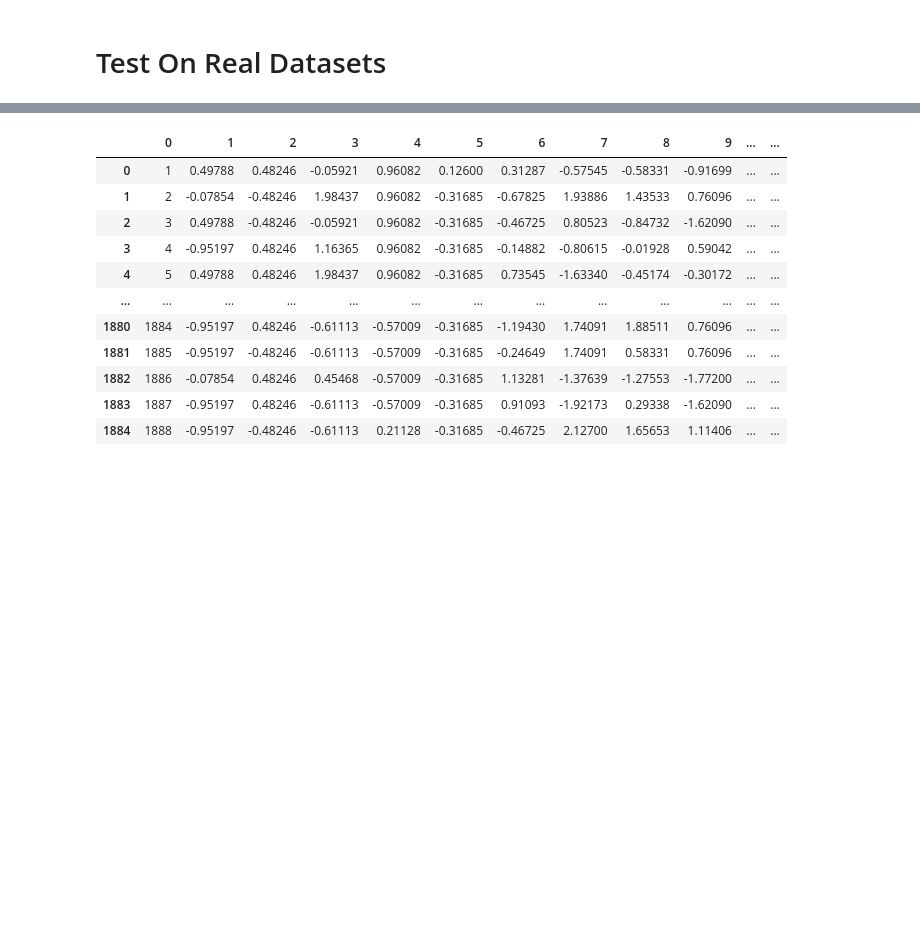
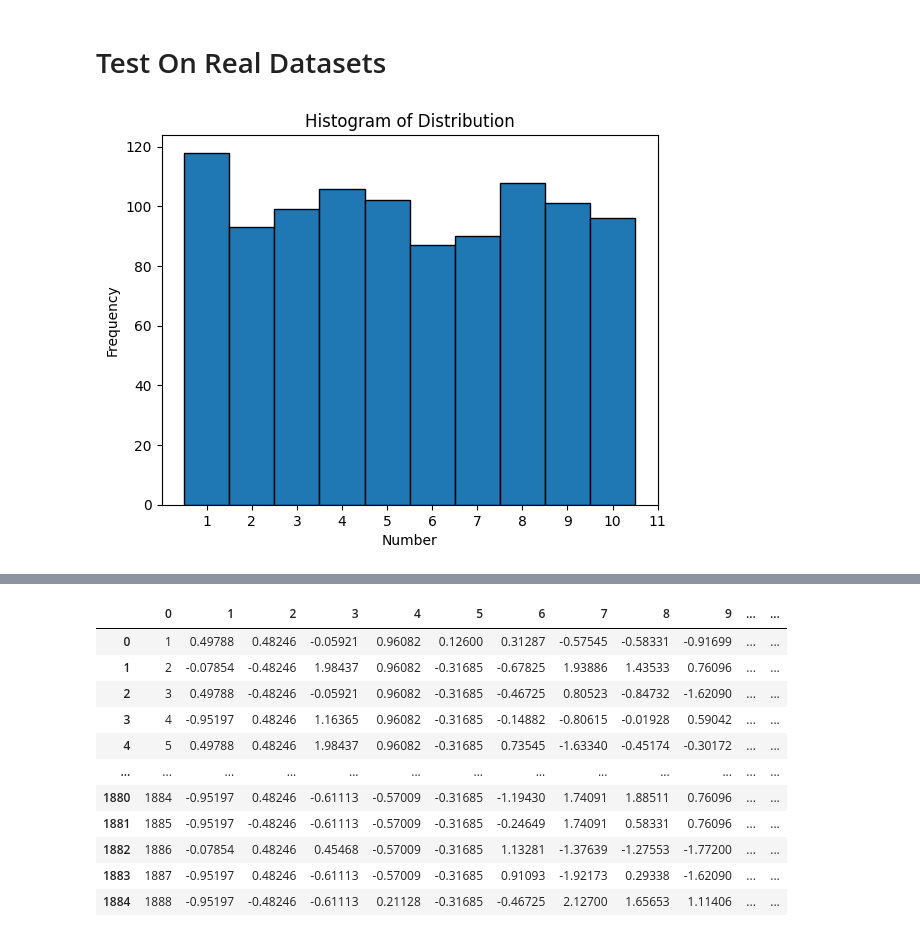
Before and after one commit to MohammadYasinKarbasian/Stable-Matching-Based-Clustering-Evaluation, a Jupyter notebook: Code/main.ipynb, the cells around one changed output, grey strips where cells are left out. Cells and saved outputs as stored; diff of their text form; code cells hidden in the pictures; blank space fills up the shorter version.

Commit message:
Add Faster Data Generator

```diff
--- a/Code/main.ipynb
+++ b/Code/main.ipynb
@@ -326,3 +325,22 @@ print("Best Matching Sum Based on Centroid Ration: ", best_score)
 Best Matching Sum Based on Centroid Ration:  30
 # %% [markdown]
 # Test On Real Datasets
+# %%
+def distribution_plotter(samples, number_of_communities):
+    plt.hist(samples, bins=np.arange(1, number_of_communities+2)-0.5, edgecolor='black')
+    plt.xticks(range(1, number_of_communities+2))
+    plt.xlabel('Number')
+    plt.ylabel('Frequency')
+    plt.title('Histogram of Distribution')
+    plt.show()
+# %%
+def uniform_distribution_data_generator(number_of_communities, number_of_data_rows):
+
+    numbers = np.arange(1, number_of_communities+1)
+    samples = np.random.choice(numbers, size=number_of_data_rows, replace=True)
+    return samples
+# %%
+data = uniform_distribution_data_generator(10, 1000)
+distribution_plotter(data, 10)
+# %% [output]
+[figure, added]
```
Also changed, not shown: parts of 18 cells of this notebook, 2 other files.
